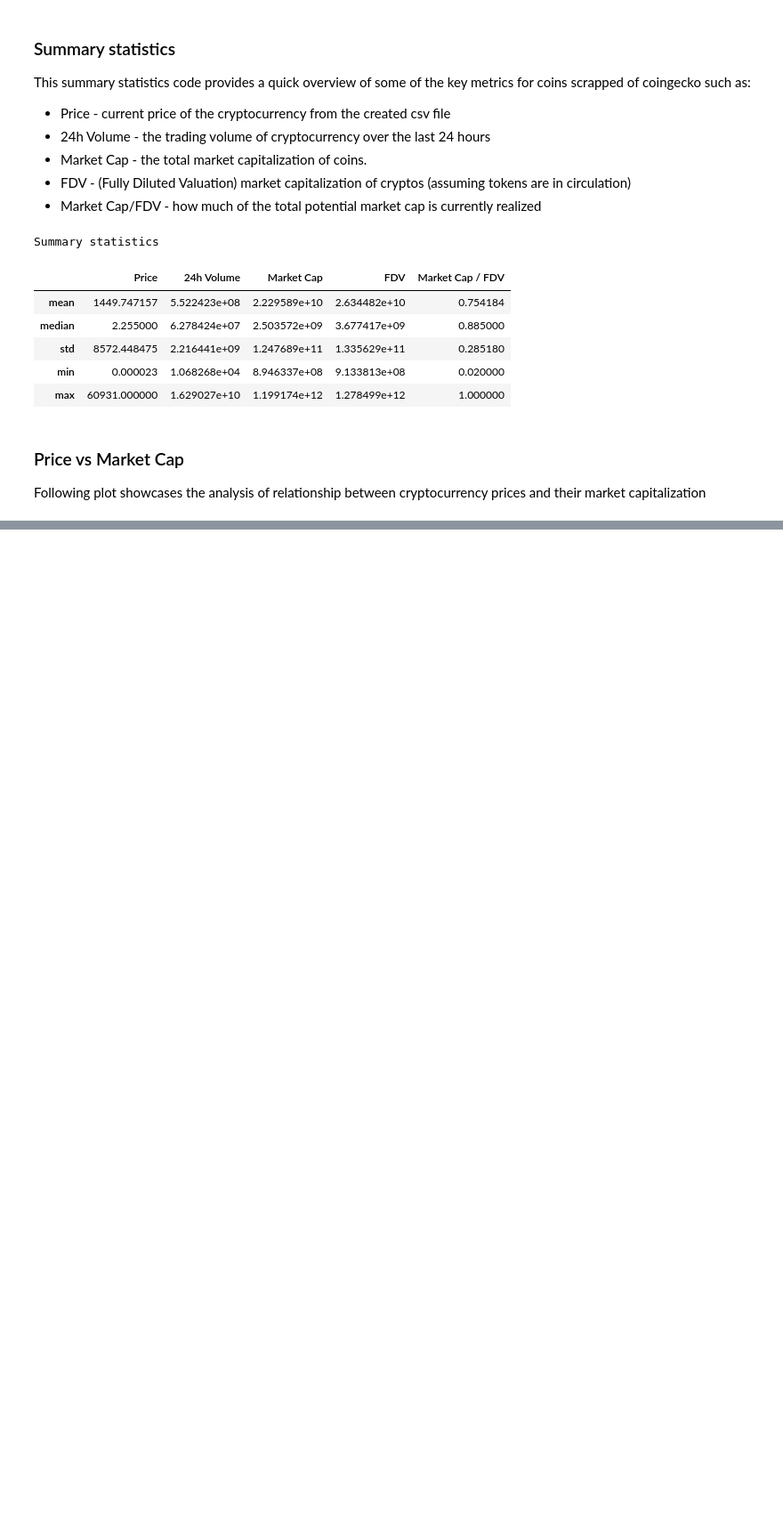
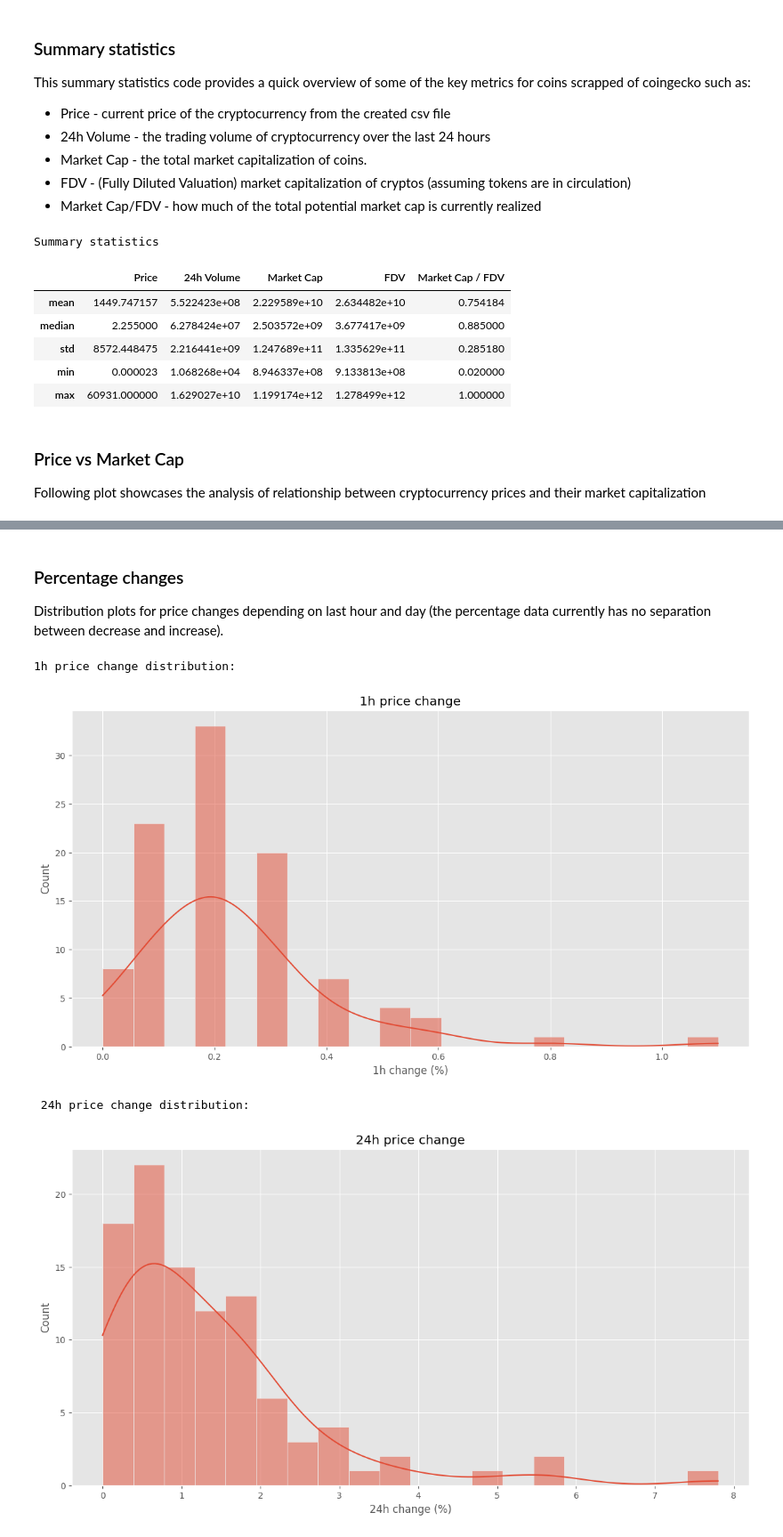
Before and after one commit to VeIskar/Python-Crypto_Webscraper, a Jupyter notebook: analysis.ipynb, the cells around one changed output, grey strips where cells are left out. Shown at 89% size. Cells and saved outputs as stored; diff of their text form; code cells hidden in the pictures; blank space fills up the shorter version.

```diff
--- a/analysis.ipynb
+++ b/analysis.ipynb
@@ -159,0 +224,32 @@ plt.show()
+# %% [markdown]
+### Percentage changes
+Distribution plots for price changes depending on last hour and day (the percentage data currently has no separation between decrease and increase).
+# %%
+#Distribution plots/histograms for price changes depending on time
+#the percentage data currently has no separation between decrease and increase
+data_time = data.copy()
+#changing string values to floats
+data_time['1h'] = data_time['1h'].str.replace('%', '', regex=False).astype(float)
+data_time['24h'] = data_time['24h'].str.replace('%', '', regex=False).astype(float)
+
+print('1h price change distribution:')
+plt.figure(figsize=(14, 7))
+sns.histplot(data=data_time, x='1h', kde=True, bins=20)
+plt.title('1h price change')
+plt.xlabel('1h change (%)')
+plt.show()
+
+
+print('\n 24h price change distribution:')
+
+
+plt.figure(figsize=(14, 7))
+sns.histplot(data=data_time, x='24h', kde=True, bins=20)
+plt.title('24h price change')
+plt.xlabel('24h change (%)')
+plt.show()
+# %% [output]
+1h price change distribution:
+[figure, added]
+ 24h price change distribution:
+[figure, added]
```
Also changed, not shown: parts of 8 cells of this notebook.
